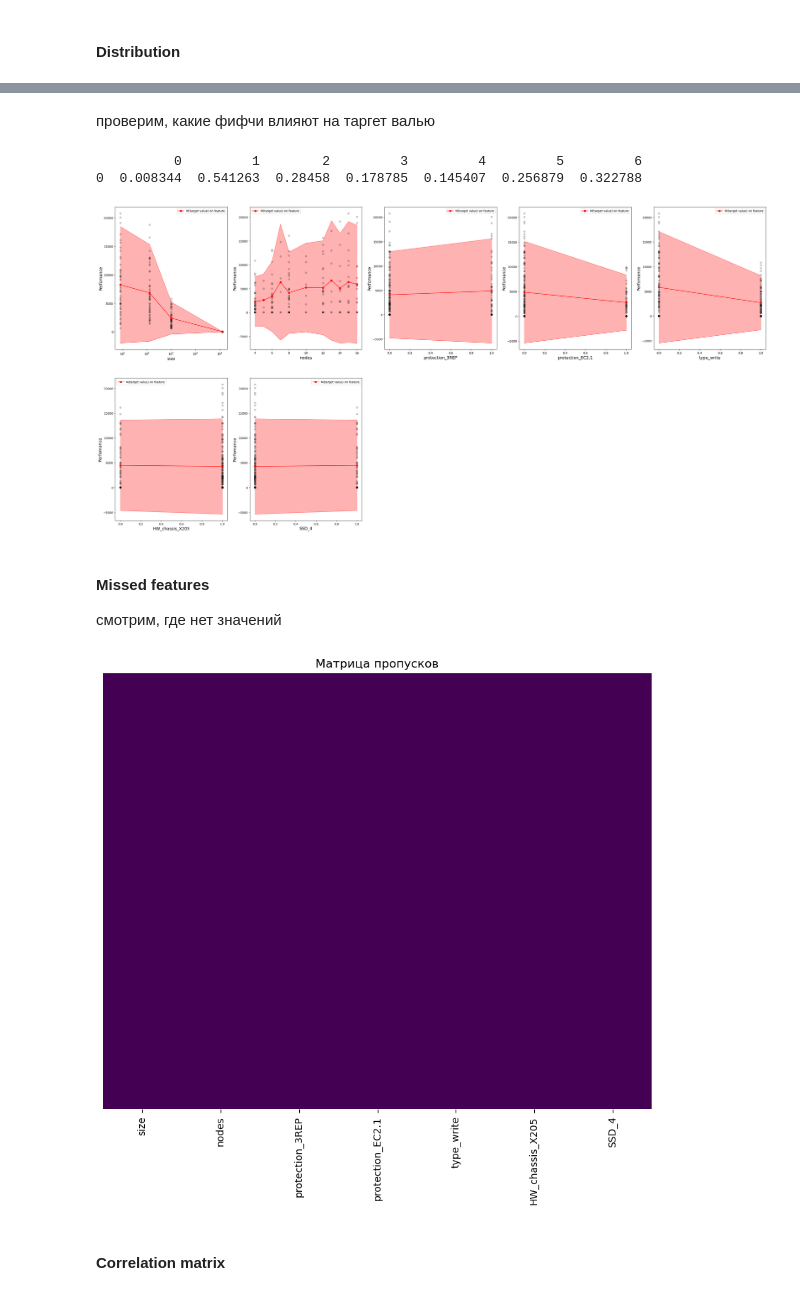
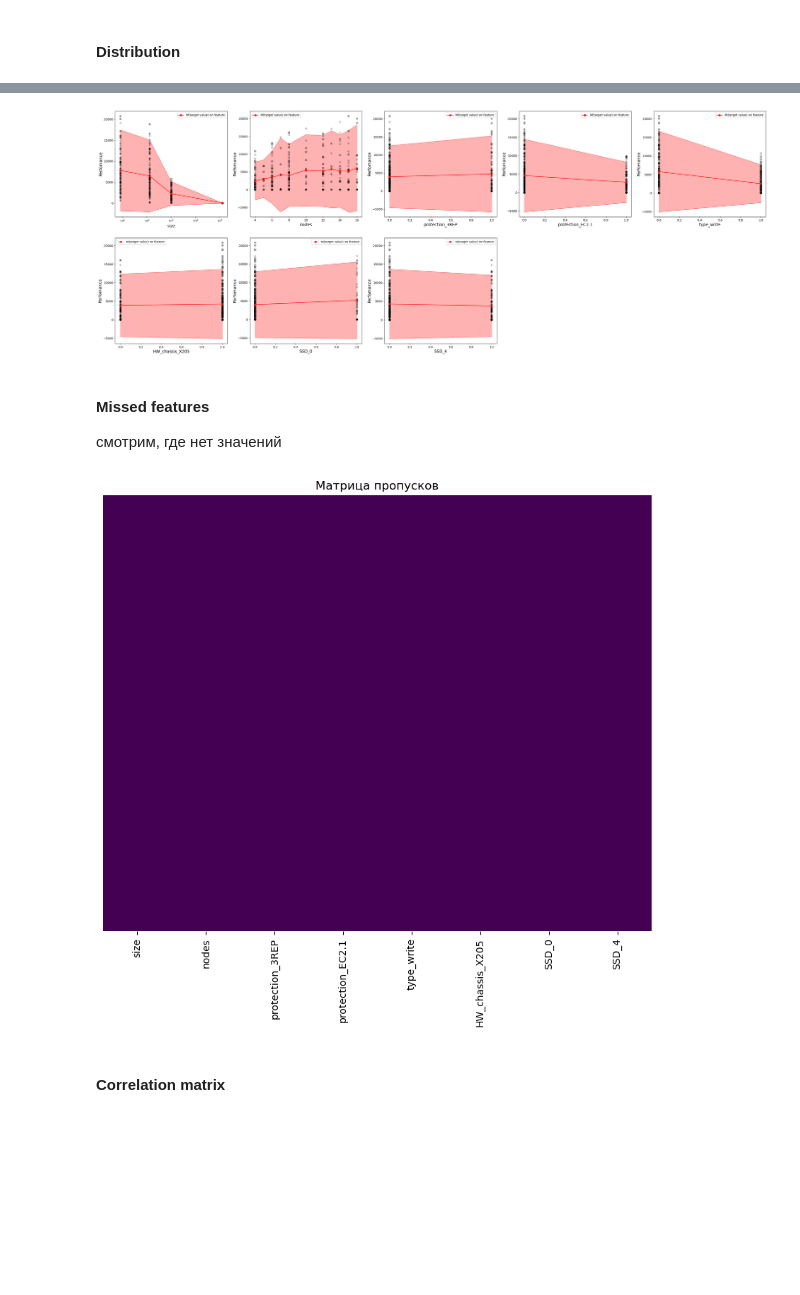
Before and after one commit to Sziringowski/SDS-modelling, a Jupyter notebook: Main.ipynb, the cells around one changed output, grey strips where cells are left out. Saved outputs shown, nothing was run; the diff lists cells and outputs as text; code cells hidden in the pictures; blank space fills up the shorter version.

```diff
--- a/Main.ipynb
+++ b/Main.ipynb
@@ -244,8 +266,8 @@ summary get points = 202
 # %%
 Data_list = []
 for key in list(Data.keys()):
-    Data_list.append(list(key) + list(Data[key].values()) )
-Header = list(Params.keys())
+    Data_list.append([list(key)[0]] + list(list(key)[1]) + list(Data[key].values()) )
+Header = ["index"] + list(Params.keys())
 for key in list(Data.keys()):
     Header += list(Data[key].keys())
     break
@@ -262,7 +284,7 @@ df.to_excel('output.xlsx', index=False, header=True)
 Переводит строковые категориальные признаки в унитарные.
 # %%
 def features_transformation(Data: dict, doc = doc) -> pd.DataFrame:  # CHECK CODE AFTER EVERY UPDATE!
-    X = np.array([list(key) + [Data[key]['SUM_op/s']] for key in list(Data.keys())])
+    X = np.array([list(list(key)[1]) + [Data[key]['SUM_op/s']] for key in list(Data.keys())])
     Y = all_options_w_ops # massive of all posible key values, target values = 0
     X = np.vstack((X, Y))
     header = list(doc.keys()); header.append('SUM_op/s')
@@ -273,7 +295,8 @@ def features_transformation(Data: dict, doc = doc) -> pd.DataFrame:  # CHECK COD
     X_OHE_DF = X_OHE_DF.replace({True: 1, False: 0}).infer_objects(copy=False)
     return (X_OHE_DF.drop(['protection_2REP', 'type_read', 'HW_chassis_VEGMAN', 'SSD_2'], axis=1, inplace=False)).head(len(Data))  # drop collinear columns - CAN CHANGES
 # %%
-print(features_transformation(Data))  # debug
+df = features_transformation(Data)
+print(df)  # debug
 # %% [output]
          size  nodes      SUM_op/s  protection_3REP  protection_EC2.1  \
 0         8.0     16   9680.554701                1                 0
@@ -382,25 +384,0 @@ sns.reset_orig()
-# %%
-plt.figure(figsize=(40,30))
-header_temp = list(features_transformation(Data).columns)
-header_temp.remove('SUM_op/s')
-header_temp.remove('SSD_4')
-n = len(header_temp)
-
-min_max_scaler = MinMaxScaler()
-df_scaled = pd.DataFrame(min_max_scaler.fit_transform(features_transformation(Data)), columns=features_transformation(Data).columns)
-df_scaled = df_scaled.loc[:, df_scaled.columns != 'SSD_4']
-
-for i in range(n):
-    plt.subplot(n // 2, n - n // 2 + 1,i + 1)
-    #X = list(df_scaled[header_temp[i]] if (header_temp[i] != 'size') else df_scaled[header_temp[i]].apply(lambda x: np.log(x+1)))
-    X = list(df_scaled[header_temp[i]])
-    Y = list(df_scaled['SUM_op/s'])
-    n_bins = len(list(df_scaled[header_temp[i]].unique()))
-    cont_switch = True if ((header_temp[i] in cont_params) and header_temp[i] != 'SSD_4') else False
-    his = sns.histplot(X, bins=n_bins, color='k', kde=cont_switch, fill=False, discrete=(not cont_switch))
-    plt.title('', fontsize=15)
-    plt.xlabel(header_temp[i], fontsize=14, color='k')
-    plt.ylabel('count', fontsize=14, color='k')
-    plt.legend()
-plt.show()
-sns.reset_orig()
@@ -409,65 +385,50 @@ sns.reset_orig()
-# %% [markdown]
-проверим, какие фифчи влияют на таргет валью
-# %%
-from sklearn.linear_model import LinearRegression
-M = LinearRegression()
-header_temp_lr = list(df_scaled.loc[:, df_scaled.columns != 'SUM_op/s'].columns) + ['intercept']
-x_lr = np.array(df_scaled.loc[:, df_scaled.columns != 'SUM_op/s'])
-y_lr = np.array(df_scaled['SUM_op/s'])
-M.fit(x_lr, y_lr)
-df_weights = pd.DataFrame(np.array(M.coef_ + [M.intercept_])).T
-#df_weights.columns = header_temp_lr
-print(df_weights)
-# %% [output]
-          0         1        2         3         4         5         6
-0  0.008344  0.541263  0.28458  0.178785  0.145407  0.256879  0.322788
 # %%
 plt.figure(figsize=(40,30))
-header_temp = list(features_transformation(Data).columns)
+header_temp = list(df.columns)
 header_temp.remove('SUM_op/s')
 n = len(header_temp)
 for i in range(n):
     plt.subplot(n // 2, n - n // 2 + 1,i + 1)
     if header_temp[i] == 'size':
         plt.xscale('symlog')
     else:
         plt.xscale('linear')
-    X = list(features_transformation(Data)[header_temp[i]])
-    Y = list(features_transformation(Data)['SUM_op/s'])
-    mean_values = features_transformation(Data).groupby(header_temp[i])['SUM_op/s'].mean().reset_index()
+    X = list(df[header_temp[i]])
+    Y = list(df['SUM_op/s'])
+    mean_values = df.groupby(header_temp[i])['SUM_op/s'].mean().reset_index()
     mean_values.columns = ['X', 'Mean_Y']
-    var_values = features_transformation(Data).groupby(header_temp[i])['SUM_op/s'].var().reset_index()
+    var_values = df.groupby(header_temp[i])['SUM_op/s'].var().reset_index()
     var_values.columns = ['X', 'Var_Y']
     plt.plot(mean_values['X'], mean_values['Mean_Y'], color='red', marker='o', label='M(target value) on feature')
     plt.plot(var_values['X'], mean_values['Mean_Y'] + 2 * np.sqrt(var_values['Var_Y']), color='red', alpha = 0.6, linewidth = 0.7)
     plt.plot(var_values['X'], mean_values['Mean_Y'] - 2 * np.sqrt(var_values['Var_Y']), color='red', alpha = 0.6, linewidth = 0.7)
     plt.fill_between(
         var_values['X'], mean_values['Mean_Y'] - 2 * np.sqrt(var_values['Var_Y']),
         mean_values['Mean_Y'] + 2 * np.sqrt(var_values['Var_Y']),
         where=(
             mean_values['Mean_Y'] + 2 * np.sqrt(var_values['Var_Y']) > mean_values['Mean_Y'] - 2 * np.sqrt(var_values['Var_Y'])
             ), color='red', alpha=0.3
             )
     plt.scatter(X, Y, color='black', marker='o', alpha=0.2)
     plt.title('', fontsize=15)
     plt.xlabel(header_temp[i], fontsize=14, color='k')
     plt.ylabel('Perfomance', fontsize=14, color='k')
     plt.legend()
 plt.show()
 # %% [output]
-[figure, old version]
+[figure, new version]
 # %% [markdown]
 #### Missed features
 смотрим, где нет значений
 # %%
-df = features_transformation(Data).drop('SUM_op/s', axis=1)
+df_features = features_transformation(Data).drop('SUM_op/s', axis=1)
 plt.figure(figsize=(10, 8))
-missed = sns.heatmap(df.isnull(),yticklabels=False,cbar=False,cmap='viridis')
+missed = sns.heatmap(df_features.isnull(),yticklabels=False,cbar=False,cmap='viridis')
 plt.title('Матрица пропусков')
 plt.show()
 sns.reset_orig()
 # %% [output]
-[figure, old version]
+[figure, new version]
 # %% [markdown]
 #### Correlation matrix
 # %%
```
Also changed, not shown: parts of 44 cells of this notebook, 14 other files.
